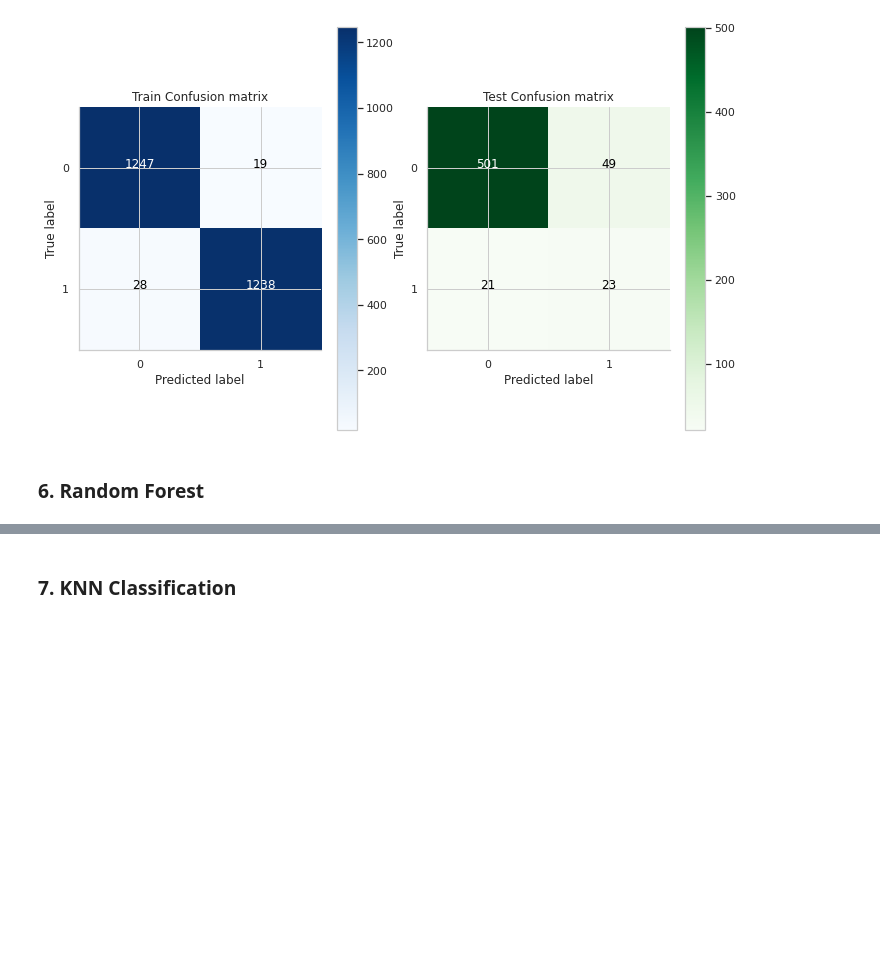
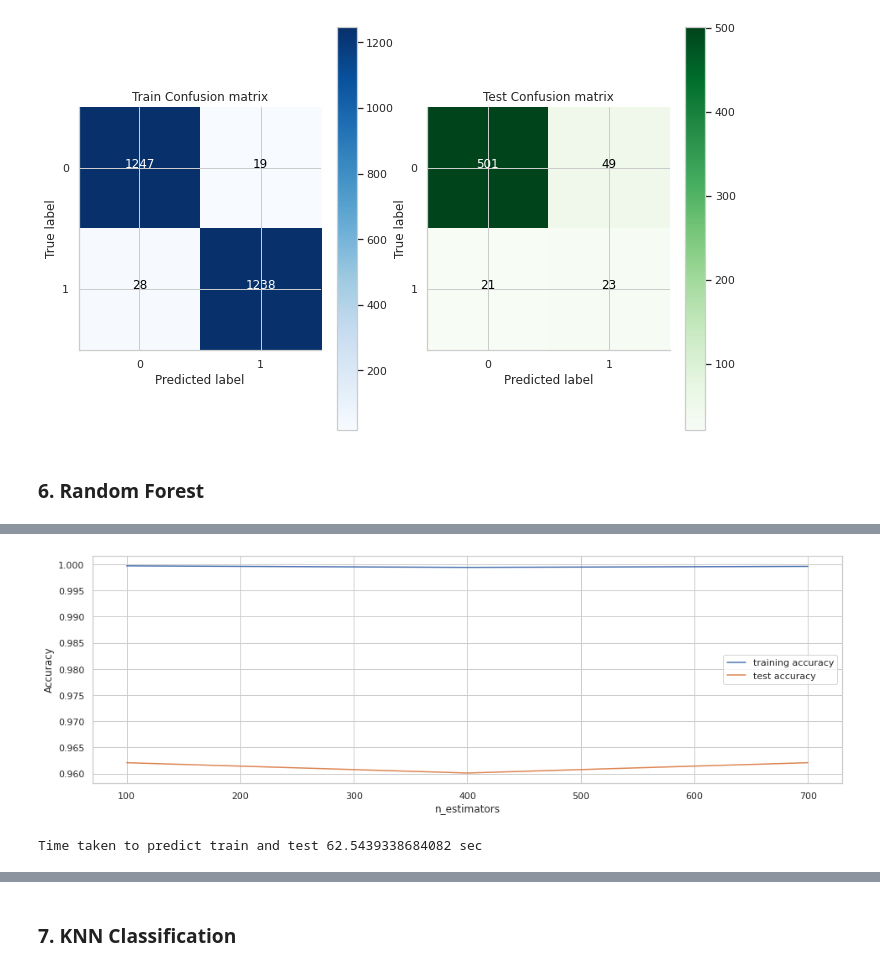
Before and after one commit to prabhatm0307/ai-ml, a Jupyter notebook: Telecom_Churn_Assignment.ipynb, the cells around one changed output, grey strips where cells are left out. Saved outputs shown, nothing was run; the diff lists cells and outputs as text; code cells hidden in the pictures; blank space fills up the shorter version.

```diff
--- a/Telecom_Churn_Assignment.ipynb
+++ b/Telecom_Churn_Assignment.ipynb
@@ -1568,0 +1634,7 @@ Time taken to predict train and test 10.002905130386353 sec
+# %%
+### Tuning n_estimators
+parameters = {'n_estimators': range(100, 1000, 300),'max_depth': [18]}
+tune_hyperparameter(RandomForestClassifier(),parameters,X_train,y_train)
+# %% [output]
+[figure, added]
+Time taken to predict train and test 62.5439338684082 sec
```
Also changed, not shown: parts of 20 cells of this notebook.
